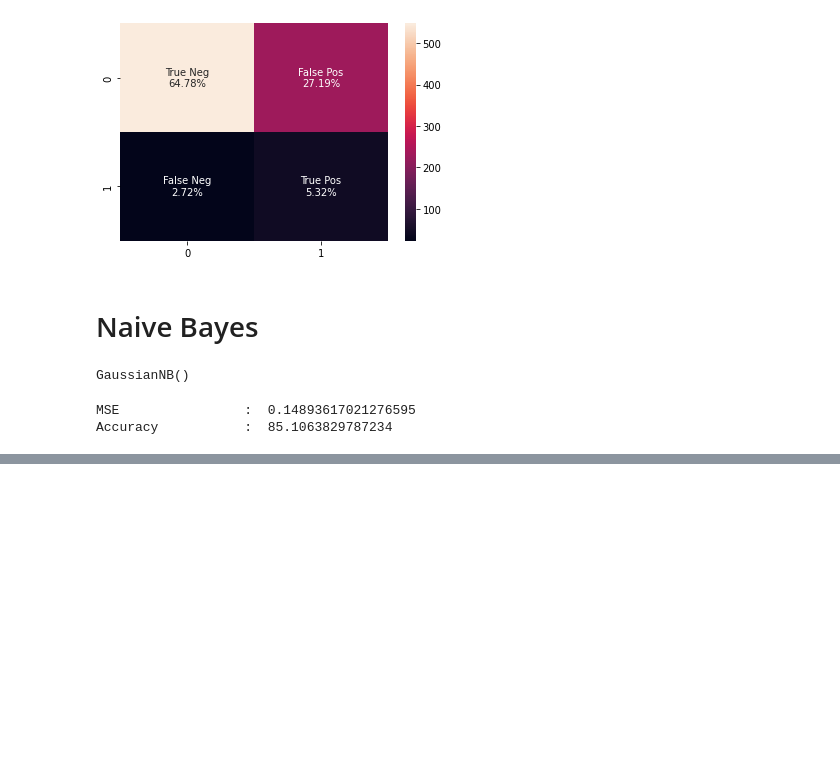
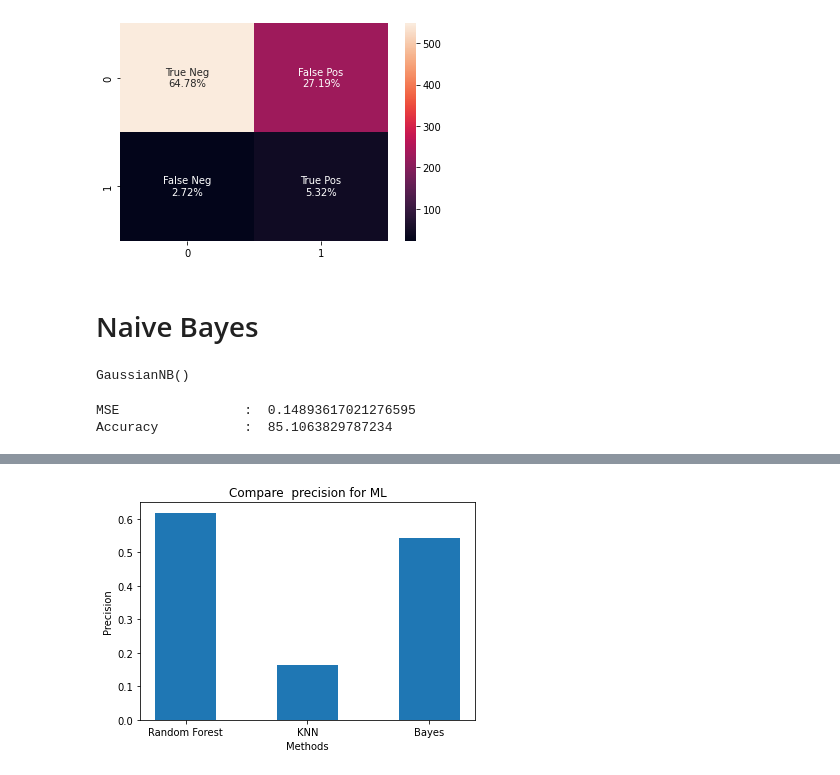
Before and after one commit to mertz1999/Alzheimer-s-Disease-Prediction, a Jupyter notebook: Alzh_Predict.ipynb, the cells around one changed output, grey strips where cells are left out. Drawn from its saved outputs; the diff is of its cells as text; code cells hidden in the pictures; blank space fills up the shorter version.

```diff
--- a/Alzh_Predict.ipynb
+++ b/Alzh_Predict.ipynb
@@ -276,0 +332,12 @@ KNN recall    :  1.0
+# %%
+# precision
+
+plt.bar(["Random Forest", "KNN", "Bayes"], [precision_dict['random_forest'], precision_dict['knn'], precision_dict['bayes']],
+        width = 0.5)
+
+plt.xlabel("Methods")
+plt.ylabel("Precision")
+plt.title("Compare  precision for ML")
+plt.show()
+# %% [output]
+[figure, added]
```
Also changed, not shown: parts of 12 cells of this notebook.
